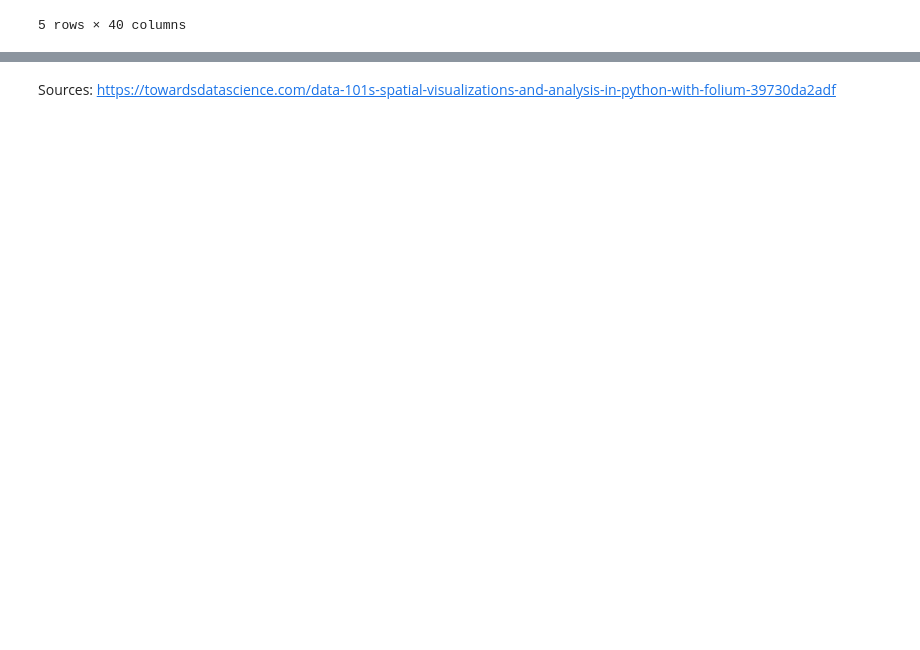
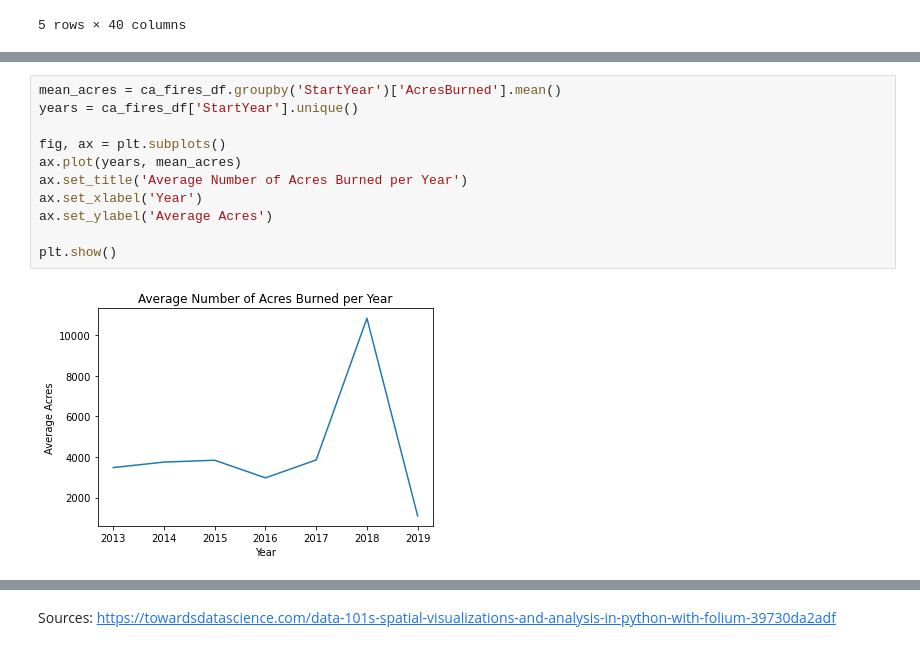
Before and after one commit to kaciewebster/ca-fire-incidents, a Jupyter notebook: ca-fire.ipynb, the cells around one changed output, grey strips where cells are left out. Saved outputs shown, nothing was run; the diff lists cells and outputs as text; blank space fills up the shorter version.

```diff
--- a/ca-fire.ipynb
+++ b/ca-fire.ipynb
@@ -201,0 +198,13 @@ plt.show()
+# %%
+mean_acres = ca_fires_df.groupby('StartYear')['AcresBurned'].mean()
+years = ca_fires_df['StartYear'].unique()
+
+fig, ax = plt.subplots()
+ax.plot(years, mean_acres)
+ax.set_title('Average Number of Acres Burned per Year')
+ax.set_xlabel('Year')
+ax.set_ylabel('Average Acres')
+
+plt.show()
+# %% [output]
+[figure, added]
```
Also changed, not shown: parts of 38 cells of this notebook.
